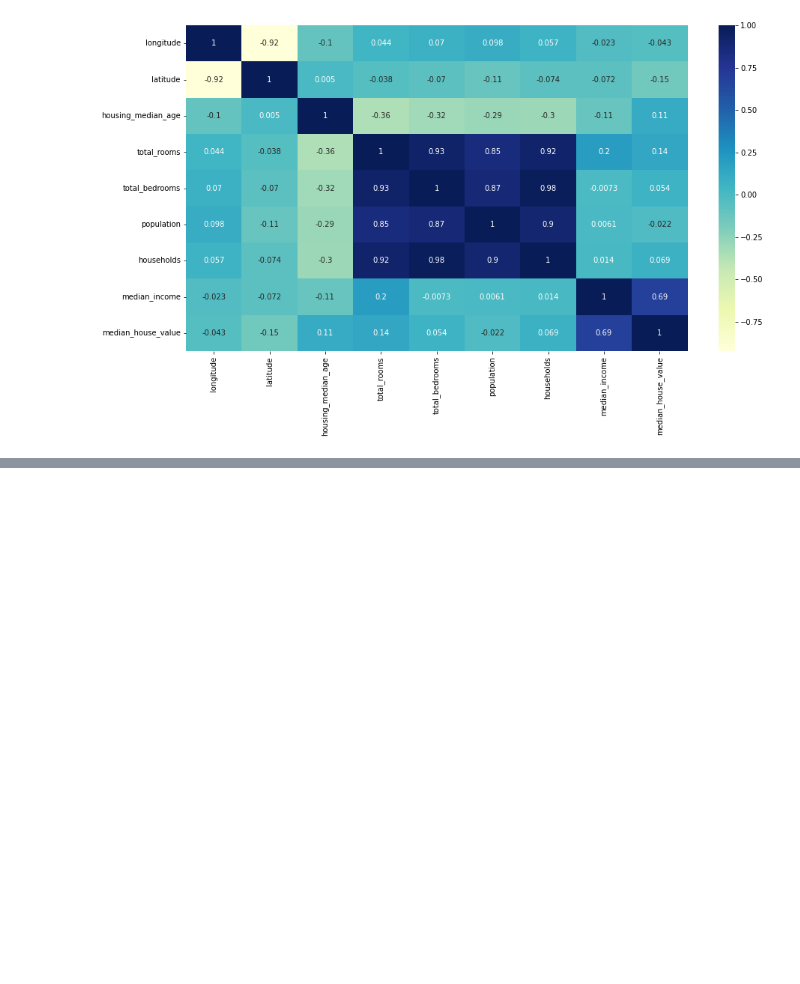
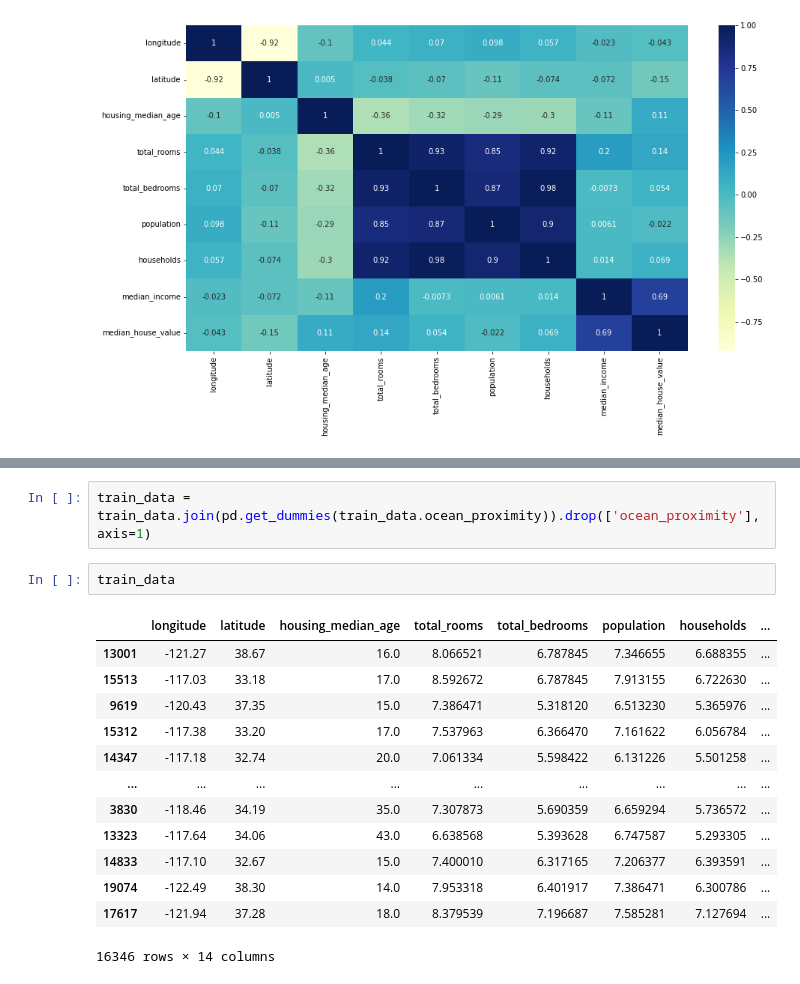
Before and after one commit to kagozi/Kaggle_housePrices, a Jupyter notebook: housingPrices.ipynb, the cells around one changed output, grey strips where cells are left out. Saved outputs shown, nothing was run; the diff lists cells and outputs as text; blank space fills up the shorter version.

```diff
--- a/housingPrices.ipynb
+++ b/housingPrices.ipynb
@@ -106,0 +134,18 @@ sns.heatmap(train_data.corr(), annot=True, cmap="YlGnBu")
+# %%
+train_data = train_data.join(pd.get_dummies(train_data.ocean_proximity)).drop(['ocean_proximity'], axis=1)
+# %%
+train_data
+# %% [output]
+|  | longitude | latitude | housing_median_age | total_rooms | total_bedrooms | population | households | ... |
+| 13001 | -121.27 | 38.67 | 16.0 | 8.066521 | 6.787845 | 7.346655 | 6.688355 | ... |
+| 15513 | -117.03 | 33.18 | 17.0 | 8.592672 | 6.787845 | 7.913155 | 6.722630 | ... |
+| 9619 | -120.43 | 37.35 | 15.0 | 7.386471 | 5.318120 | 6.513230 | 5.365976 | ... |
+| 15312 | -117.38 | 33.20 | 17.0 | 7.537963 | 6.366470 | 7.161622 | 6.056784 | ... |
+| 14347 | -117.18 | 32.74 | 20.0 | 7.061334 | 5.598422 | 6.131226 | 5.501258 | ... |
+| ... | ... | ... | ... | ... | ... | ... | ... | ... |
+| 3830 | -118.46 | 34.19 | 35.0 | 7.307873 | 5.690359 | 6.659294 | 5.736572 | ... |
+| 13323 | -117.64 | 34.06 | 43.0 | 6.638568 | 5.393628 | 6.747587 | 5.293305 | ... |
+| 14833 | -117.10 | 32.67 | 15.0 | 7.400010 | 6.317165 | 7.206377 | 6.393591 | ... |
+| 19074 | -122.49 | 38.30 | 14.0 | 7.953318 | 6.401917 | 7.386471 | 6.300786 | ... |
+| 17617 | -121.94 | 37.28 | 18.0 | 8.379539 | 7.196687 | 7.585281 | 7.127694 | ... |
+16346 rows × 14 columns
```
Also changed, not shown: parts of 4 cells of this notebook.
